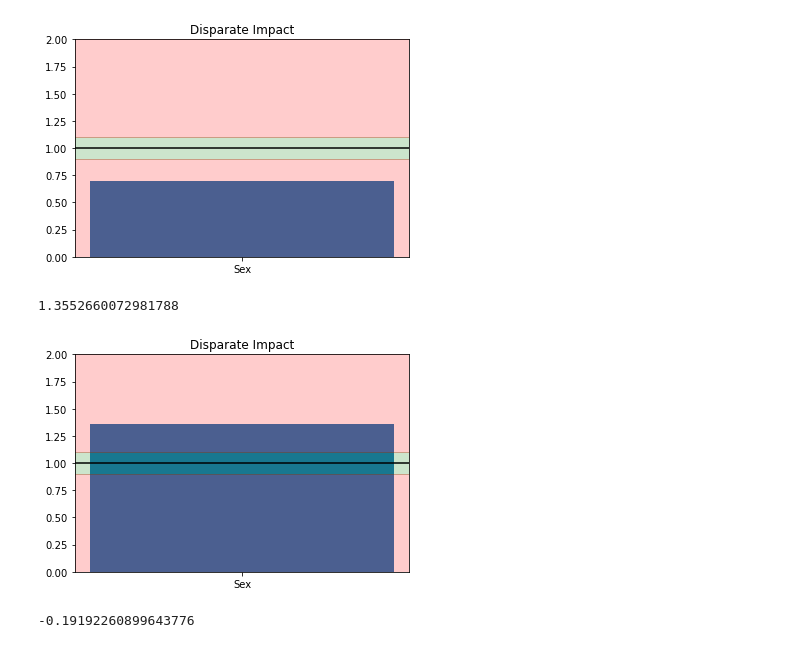
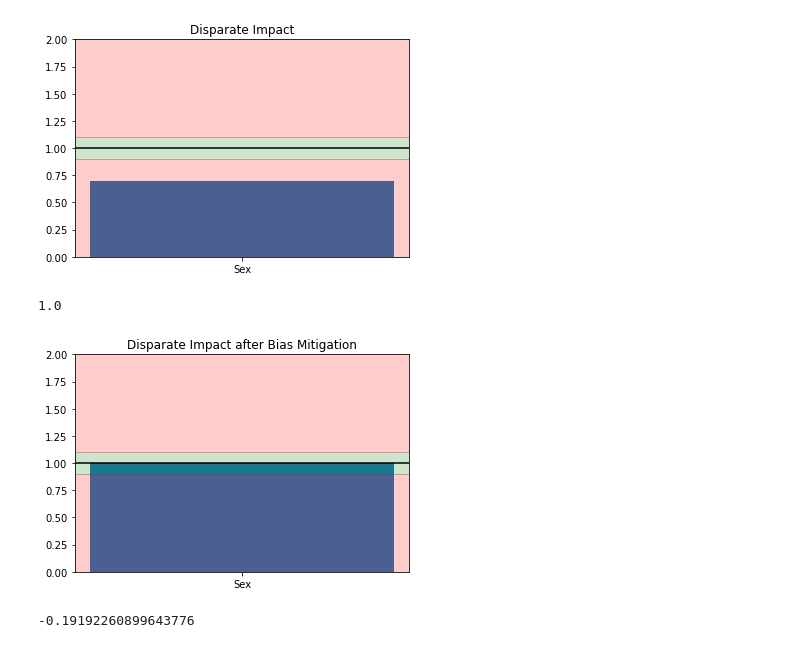
Before and after one commit to mjeong/clessardmjeongsp2021finalproject, a Jupyter notebook: report.ipynb, the cells around one changed output. Drawn from its saved outputs; the diff is of its cells as text; code cells hidden in the pictures.

```diff
--- a/report.ipynb
+++ b/report.ipynb
@@ -761,16 +801,16 @@ metrics.disparate_impact()
 # %%
 # Step 5:
 ax = plt.bar(['Sex'], [new_metrics.disparate_impact()], )
 plt.ylim(0, 2)
 plt.axhline(y = 1, c='black')
 plt.axhspan(0.9, 1.1, color='green', alpha=0.2)
 plt.axhspan(1.1, 2, color='red', alpha=0.2)
 plt.axhspan(0, 0.9, color='red', alpha=0.2)
-plt.title('Disparate Impact')
+plt.title('Disparate Impact after Bias Mitigation')
 new_metrics.disparate_impact()
 # %% [output]
-1.3552660072981788
+1.0
-[figure, old version]
+[figure, new version]
 # %%
 plt.clf()
 plt.bar(['Sex'], [metrics.mean_difference()])
```
Also changed, not shown: parts of 36 cells of this notebook.
